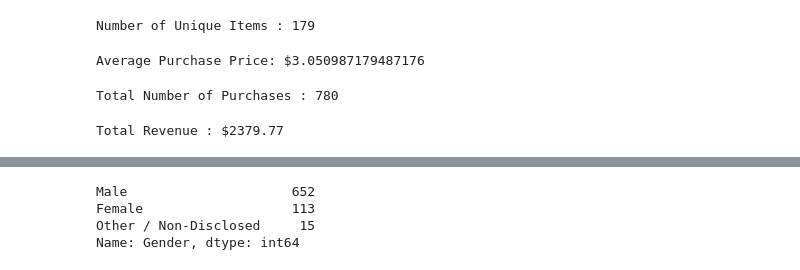
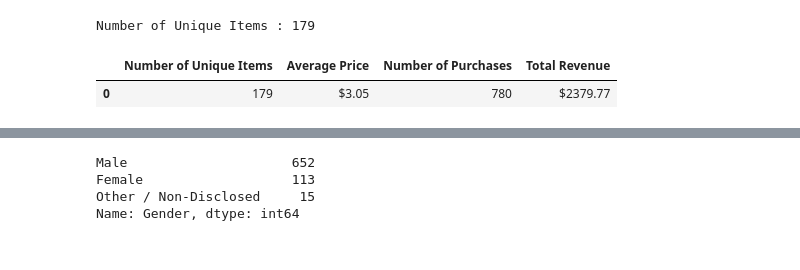
Before and after one commit to Pankaj-gh/pandas-challenge, a Jupyter notebook: heroesofpymoli/main_script.ipynb, the cells around one changed output, grey strips where cells are left out. Cells and saved outputs as stored; diff of their text form; code cells hidden in the pictures.

```diff
--- a/heroesofpymoli/main_script.ipynb
+++ b/heroesofpymoli/main_script.ipynb
@@ -35,19 +41,18 @@ print("Number of Unique Items : {}".format(unique_items))
 # %% [output]
 Number of Unique Items : 179
 # %%
-avg_price= df['Price'].mean()
-print("Average Purchase Price: ${}".format(avg_price))
+avg_price= round(df['Price'].mean(),2)
-# %% [output]
-Average Purchase Price: $3.050987179487176
 # %%
 total_purchases = df['Purchase ID'].count()
-print("Total Number of Purchases : {}".format(total_purchases))
-# %% [output]
-Total Number of Purchases : 780
 # %%
 total_revenue= df['Price'].sum()
-print("Total Revenue : ${}".format(total_revenue))
-# %% [output]
-Total Revenue : $2379.77
+# %%
+purch_an = pd.DataFrame({"Number of Unique \nItems": unique_items,"Average \nPrice": avg_price,"Number of \nPurchases": total_purchases,"Total \nRevenue": total_revenue},index=[0])
+purch_an['Average \nPrice']=purch_an['Average \nPrice'].map("${}".format)
+purch_an['Total \nRevenue']=purch_an['Total \nRevenue'].map("${}".format)
+purch_an
+# %% [output]
+|  | Number of Unique Items | Average Price | Number of Purchases | Total Revenue |
+| 0 | 179 | $3.05 | 780 | $2379.77 |
 # %%
 #Gender Demographics
```
Also changed, not shown: parts of 18 cells of this notebook.
